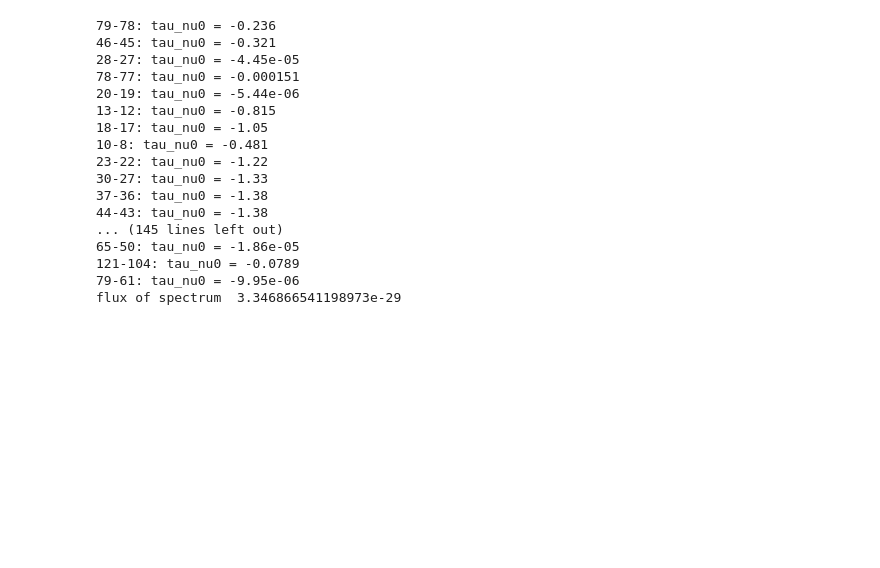
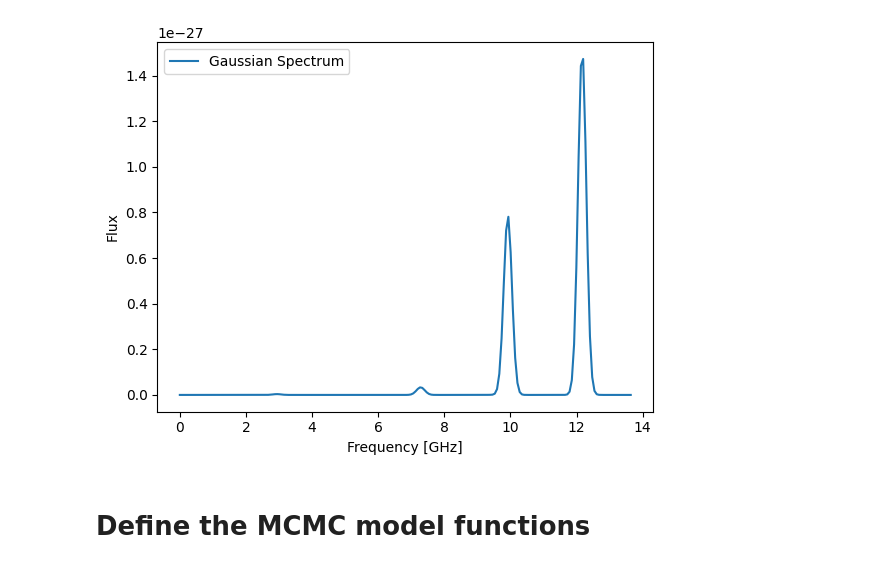
Before and after one commit to aleksej-rodano/phas0052_project, a Jupyter notebook: forSafwan_edited2.ipynb, the cells around one changed output. Drawn from its saved outputs; the diff is of its cells as text; code cells hidden in the pictures; blank space fills up the shorter version.

```diff
--- a/forSafwan_edited2.ipynb
+++ b/forSafwan_edited2.ipynb
@@ -246 +211,47 @@ plt.show()
+# %%
+def model_spectrum(x, params):
+    """
+    Create spectrum, sum of Gaussians.
+
+    Parameters:
+        x: array-like, the independent variable (e.g., wavelength)
+        params: list or array of parameters. For n Gaussians, params should be of length 3*n,
+                where each Gaussian has [amp, cen, fwhm] in order.
+
+    Returns:
+        The sum of Gaussians evaluated at x.
+    """
+    n_gauss = len(params) // 3
+    total = np.zeros_like(x)
+    for i in range(n_gauss):
+        amp = params[3 * i]
+        cen = params[3 * i + 1]
+        fwhm = params[3 * i + 2]
+        total += gaussian(x, amp, cen, fwhm)
+    return total
+# %%
+# arbitarry fwhm
+fwhm_frequancy = nu0_arrayCH3OH[0] * 0.1
+
+# Example usage
+x = np.linspace(0, nu0_arrayCH3OH[5] + 5 * fwhm_frequancy, 200)
+params = []
+for i in range(firstN_transitions):
+    # fwhm_frequancy = nu0_arrayCo[i] * 0.1
+    params.extend([flux_methanol[i], nu0_arrayCH3OH[i], fwhm_frequancy])
+
+# Generate the spectrum
+spectrum = model_spectrum(x, params)
+
+# Plot the spectrum
+fig, ax = plt.subplots()
+plt.plot(x / constants.giga, spectrum, label="Gaussian Spectrum")
+plt.xlabel("Frequency [GHz]")
+plt.ylabel("Flux")
+plt.legend()
+plt.show()
+# %% [output]
+[figure, added]
+# %% [markdown]
+# Define the MCMC model functions
 # %%
@@ -283,24 +292,6 @@ def simulate_spectrum_from_params(Tkin_candidate, width_v_candidate, log_n_H2_ca
     model_line = gaussian(x, flux_candidate, nu0_arrayCH3OH[choose_transition], fwhm_frequancy)
     return model_line
 # %%
-bobo = simulate_spectrum_from_params(120, 2 * constants.kilo, 8.0)
-# bobo
+# bobo = simulate_spectrum_from_params(120, 2 * constants.kilo, 8.0)
+# # bobo
-# %% [output]
-79-78: tau_nu0 = -0.236
-46-45: tau_nu0 = -0.321
-28-27: tau_nu0 = -4.45e-05
-78-77: tau_nu0 = -0.000151
-20-19: tau_nu0 = -5.44e-06
-13-12: tau_nu0 = -0.815
-18-17: tau_nu0 = -1.05
-10-8: tau_nu0 = -0.481
-23-22: tau_nu0 = -1.22
-30-27: tau_nu0 = -1.33
-37-36: tau_nu0 = -1.38
-44-43: tau_nu0 = -1.38
-... (145 lines left out)
-65-50: tau_nu0 = -1.86e-05
-121-104: tau_nu0 = -0.0789
-79-61: tau_nu0 = -9.95e-06
-flux of spectrum  3.346866541198973e-29
 # %%
```
Also changed, not shown: parts of 11 cells of this notebook, 1 other file.
